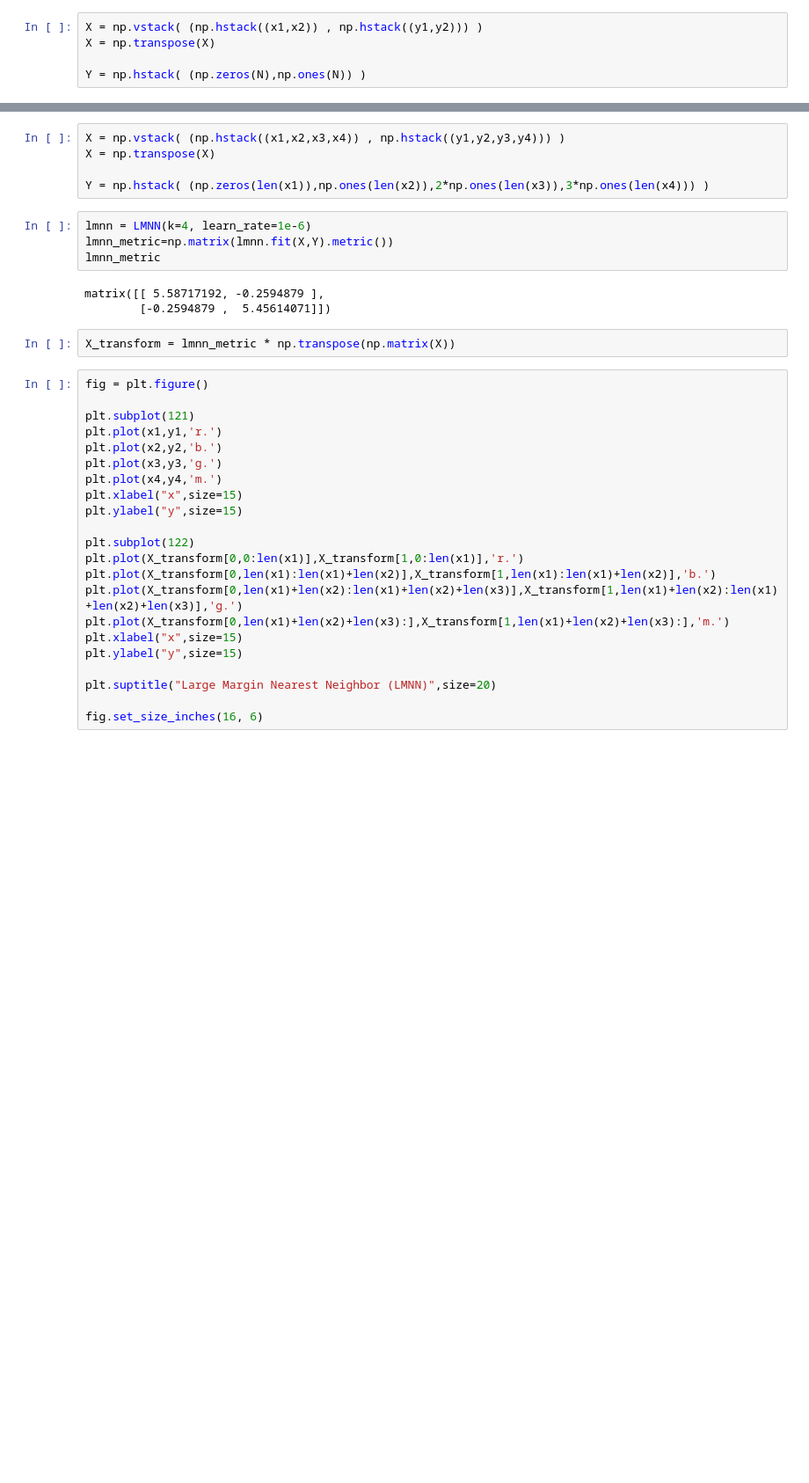
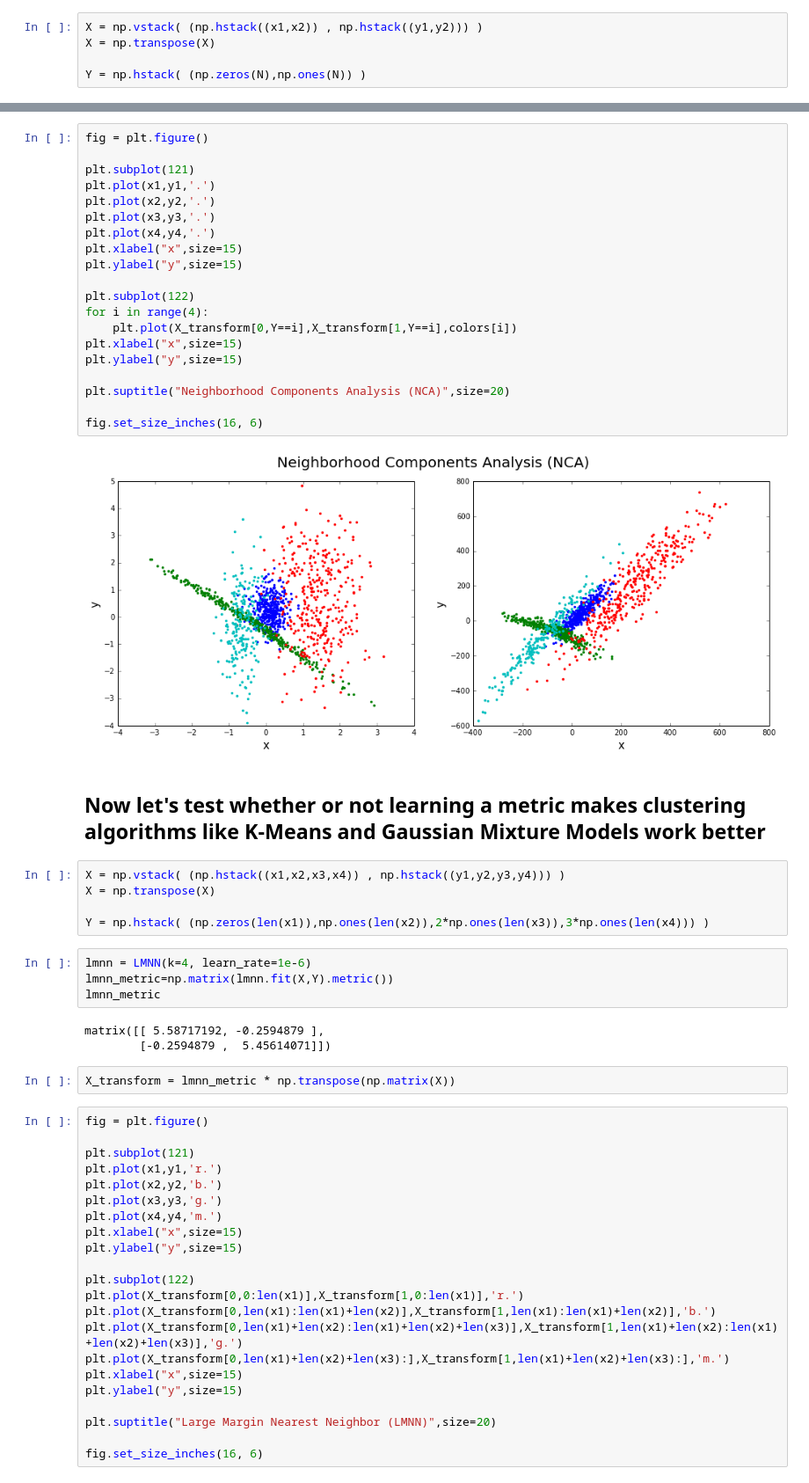
Before and after one commit to bbertoni/StellarSubstructure, a Jupyter notebook: OptimizeMetric.ipynb, the cells around one changed output, grey strips where cells are left out. Shown: that part at 88% size. Drawn from its saved outputs; the diff is of its cells as text; blank space fills up the shorter version.

```diff
--- a/OptimizeMetric.ipynb
+++ b/OptimizeMetric.ipynb
@@ -409,3 +346,27 @@ plt.plot(x4,y4,'m.')
+# %%
+fig = plt.figure()
+
+plt.subplot(121)
+plt.plot(x1,y1,'.')
+plt.plot(x2,y2,'.')
+plt.plot(x3,y3,'.')
+plt.plot(x4,y4,'.')
+plt.xlabel("x",size=15)
+plt.ylabel("y",size=15)
+
+plt.subplot(122)
+for i in range(4):
+    plt.plot(X_transform[0,Y==i],X_transform[1,Y==i],colors[i])
+plt.xlabel("x",size=15)
+plt.ylabel("y",size=15)
+
+plt.suptitle("Neighborhood Components Analysis (NCA)",size=20)
+
+fig.set_size_inches(16, 6)
+# %% [output]
+[figure, added]
+# %% [markdown]
+## Now let's test whether or not learning a metric makes clustering algorithms like K-Means and Gaussian Mixture Models work better
 # %%
 X = np.vstack( (np.hstack((x1,x2,x3,x4)) , np.hstack((y1,y2,y3,y4))) )
 X = np.transpose(X)
```
Also changed, not shown: parts of 67 cells of this notebook.
